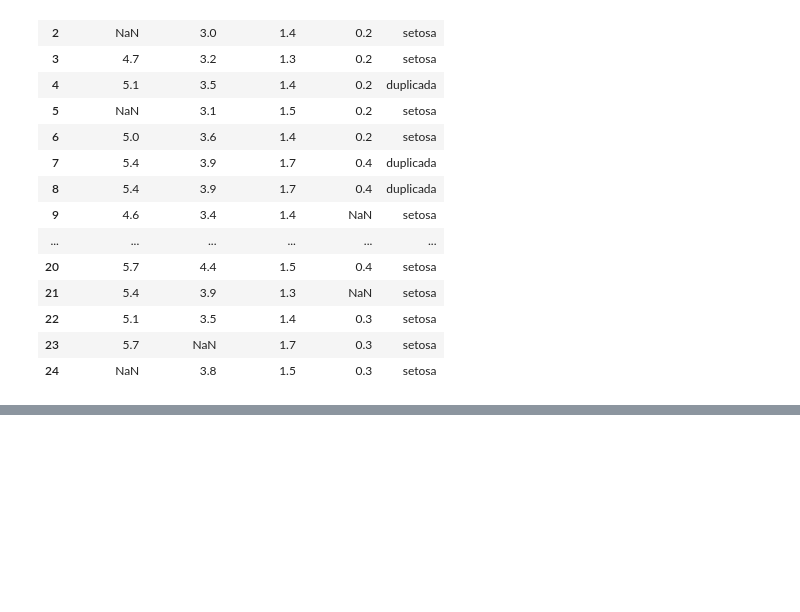
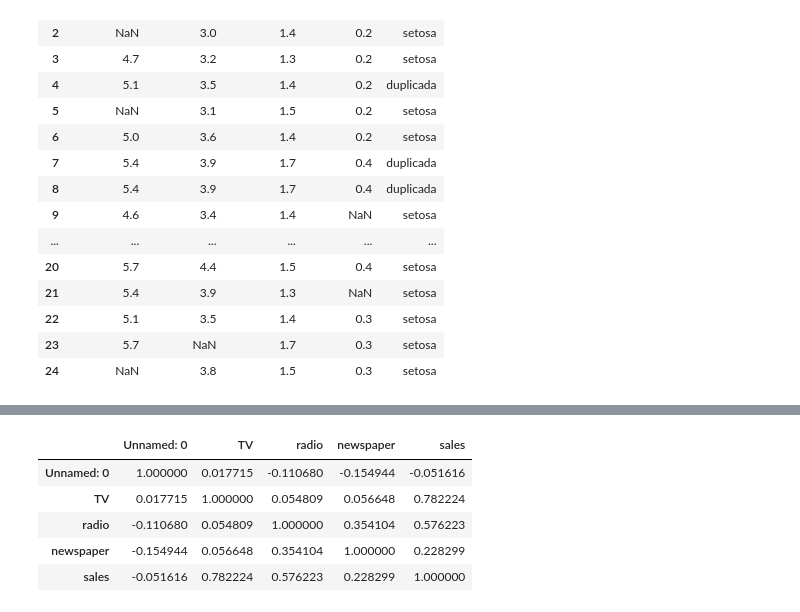
Before and after one commit to delbempedro/introcienciadedados, a Jupyter notebook: questionario1/q1.ipynb, the cells around one changed output, grey strips where cells are left out. Saved outputs shown, nothing was run; the diff lists cells and outputs as text; code cells hidden in the pictures; blank space fills up the shorter version.

```diff
--- a/questionario1/q1.ipynb
+++ b/questionario1/q1.ipynb
@@ -248,0 +284,10 @@ medias
+# %%
+correlacao = df.corr()
+correlacao
+# %% [output]
+|  | Unnamed: 0 | TV | radio | newspaper | sales |
+| Unnamed: 0 | 1.000000 | 0.017715 | -0.110680 | -0.154944 | -0.051616 |
+| TV | 0.017715 | 1.000000 | 0.054809 | 0.056648 | 0.782224 |
+| radio | -0.110680 | 0.054809 | 1.000000 | 0.354104 | 0.576223 |
+| newspaper | -0.154944 | 0.056648 | 0.354104 | 1.000000 | 0.228299 |
+| sales | -0.051616 | 0.782224 | 0.576223 | 0.228299 | 1.000000 |
```
Also changed, not shown: parts of 14 cells of this notebook.
